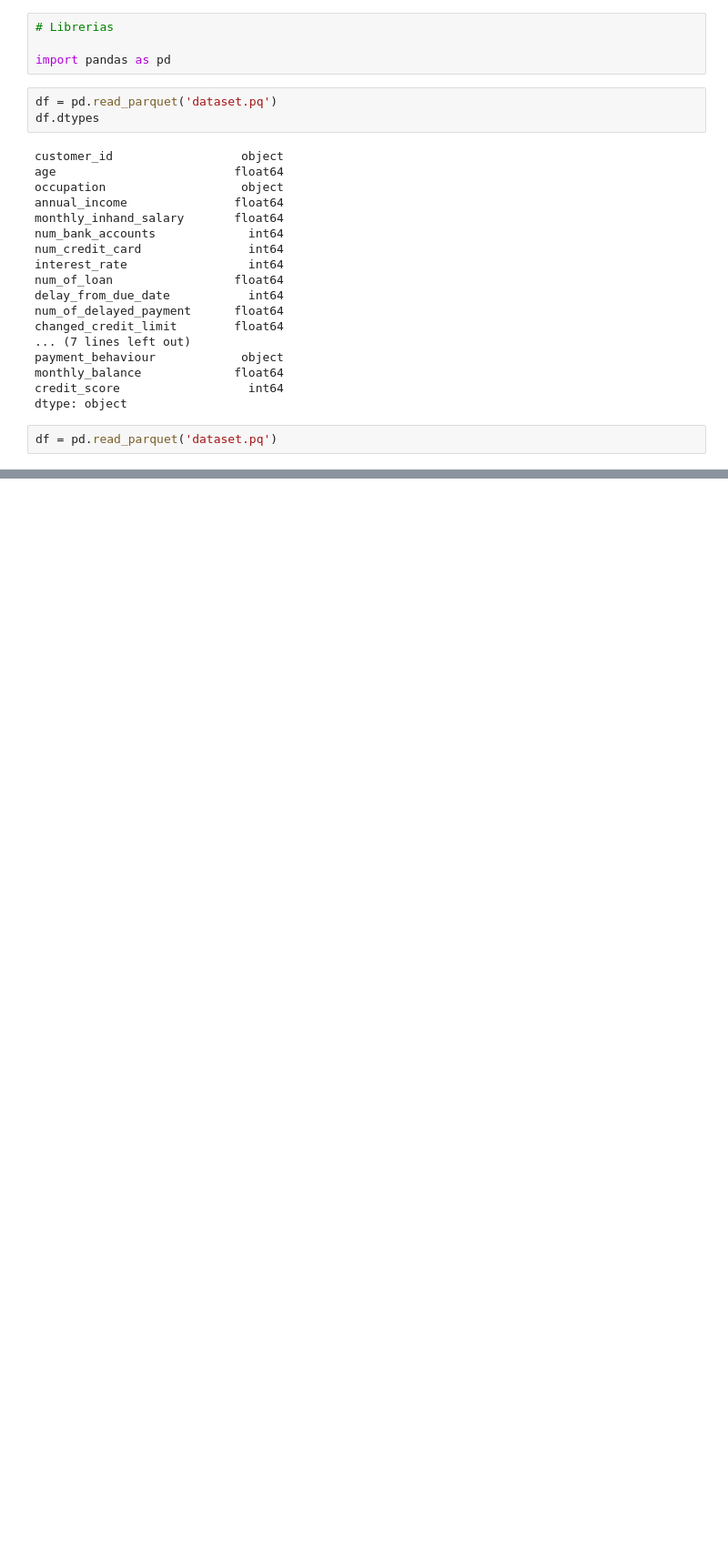
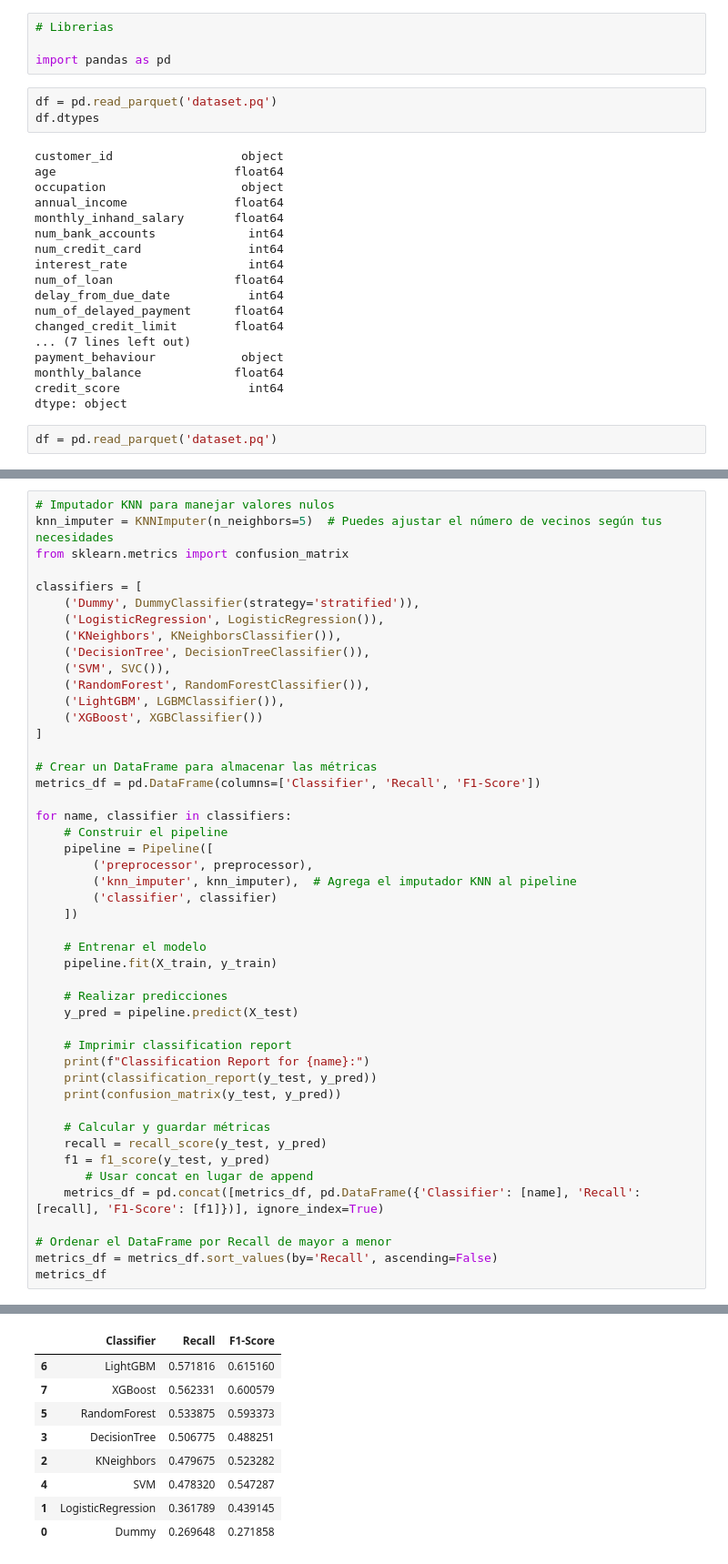
Before and after one commit to JoseSaffie/MDS7202-1-Primavera-2023, a Jupyter notebook: Tareas/Tarea 2/Proyecto2_Enunciado.ipynb, the cells around one changed output, grey strips where cells are left out. Shown at 91% size. Saved outputs shown, nothing was run; the diff lists cells and outputs as text; blank space fills up the shorter version.

```diff
--- a/Tareas/Tarea 2/Proyecto2_Enunciado.ipynb
+++ b/Tareas/Tarea 2/Proyecto2_Enunciado.ipynb
@@ -562,0 +653,48 @@ X_val, X_test, y_val, y_test = train_test_split(X_temp, y_temp, test_size=0.5, r
+# %%
+# Imputador KNN para manejar valores nulos
+knn_imputer = KNNImputer(n_neighbors=5)  # Puedes ajustar el número de vecinos según tus necesidades
+from sklearn.metrics import confusion_matrix
+
+classifiers = [
+    ('Dummy', DummyClassifier(strategy='stratified')),
+    ('LogisticRegression', LogisticRegression()),
+    ('KNeighbors', KNeighborsClassifier()),
+    ('DecisionTree', DecisionTreeClassifier()),
+    ('SVM', SVC()),
+    ('RandomForest', RandomForestClassifier()),
+    ('LightGBM', LGBMClassifier()),
+    ('XGBoost', XGBClassifier())
+]
+
+# Crear un DataFrame para almacenar las métricas
+metrics_df = pd.DataFrame(columns=['Classifier', 'Recall', 'F1-Score'])
+
+for name, classifier in classifiers:
+    # Construir el pipeline
+    pipeline = Pipeline([
+        ('preprocessor', preprocessor),
+        ('knn_imputer', knn_imputer),  # Agrega el imputador KNN al pipeline
+        ('classifier', classifier)
+    ])
+
+    # Entrenar el modelo
+    pipeline.fit(X_train, y_train)
+
+    # Realizar predicciones
+    y_pred = pipeline.predict(X_test)
+
+    # Imprimir classification report
+    print(f"Classification Report for {name}:")
+    print(classification_report(y_test, y_pred))
+    print(confusion_matrix(y_test, y_pred))
+
+    # Calcular y guardar métricas
+    recall = recall_score(y_test, y_pred)
+    f1 = f1_score(y_test, y_pred)
+       # Usar concat en lugar de append
+    metrics_df = pd.concat([metrics_df, pd.DataFrame({'Classifier': [name], 'Recall': [recall], 'F1-Score': [f1]})], ignore_index=True)
+
+# Ordenar el DataFrame por Recall de mayor a menor
+metrics_df = metrics_df.sort_values(by='Recall', ascending=False)
+metrics_df
+# %% [output]
@@ -562,0 +804,9 @@ X_val, X_test, y_val, y_test = train_test_split(X_temp, y_temp, test_size=0.5, r
+|  | Classifier | Recall | F1-Score |
+| 6 | LightGBM | 0.571816 | 0.615160 |
+| 7 | XGBoost | 0.562331 | 0.600579 |
+| 5 | RandomForest | 0.533875 | 0.593373 |
+| 3 | DecisionTree | 0.506775 | 0.488251 |
+| 2 | KNeighbors | 0.479675 | 0.523282 |
+| 4 | SVM | 0.478320 | 0.547287 |
+| 1 | LogisticRegression | 0.361789 | 0.439145 |
+| 0 | Dummy | 0.269648 | 0.271858 |
```
Also changed, not shown: parts of 11 cells of this notebook.
